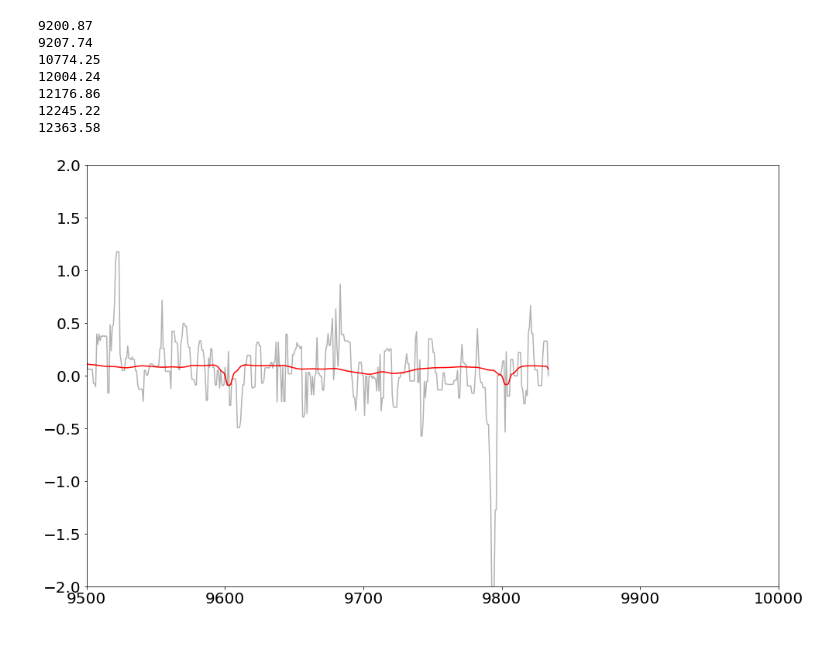
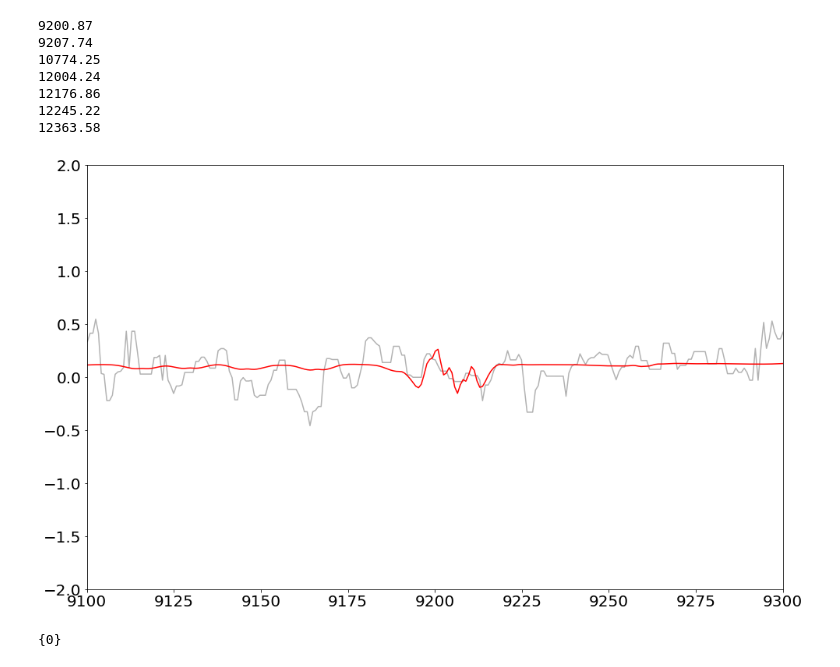
Before and after one commit to Yucheng-Zhang/desi_nbs, a Jupyter notebook: repo/elg_zfails.ipynb, the cells around one changed output. Saved outputs shown, nothing was run; the diff lists cells and outputs as text; code cells hidden in the pictures; blank space fills up the shorter version.

```diff
--- a/elg_zfails.ipynb
+++ b/repo/elg_zfails.ipynb
@@ -527,7 +527,7 @@ fulltype = (spectype, subtype)
 # %%
 ncoeff = templates[fulltype].flux.shape[0]
 # %%
-coeff = fh5['zbest']['coeff'][idx][0]
+coeff = fh5['zbest']['coeff'][idx][0][:ncoeff]
 # %%
 coeff
 # %% [output]
@@ -589,21 +589,25 @@ txflux = R.dot(resample_flux(specot.wave['z'], twave, tflux))
 # %%
 from scipy.signal import medfilt
 
 # plot the spectrum
 rcParams['figure.figsize'] = [16, 10]
 rcParams['font.size'] = 20
 fig, (ax) = plt.subplots(1, 1)
 
 ss = 1
 ks = 5 # kernel_size
 
 ax.plot(zwave, medfilt(zflux[ss], ks), 'k-', alpha=0.3)
 
 ax.plot(zwave, txflux, 'r-')
 
-ax.set_xlim(9500, 10000)
+ax.set_xlim(9100, 9300)
 ax.set_ylim(-2, 2)
 
 plt.show()
 # %% [output]
-[figure, old version]
+[figure, new version]
+# %%
+set(ztruth_elg_fail['ZWARN'])
+# %% [output]
+{0}
```
Also changed, not shown: parts of 3 cells of this notebook, 7 other files.
